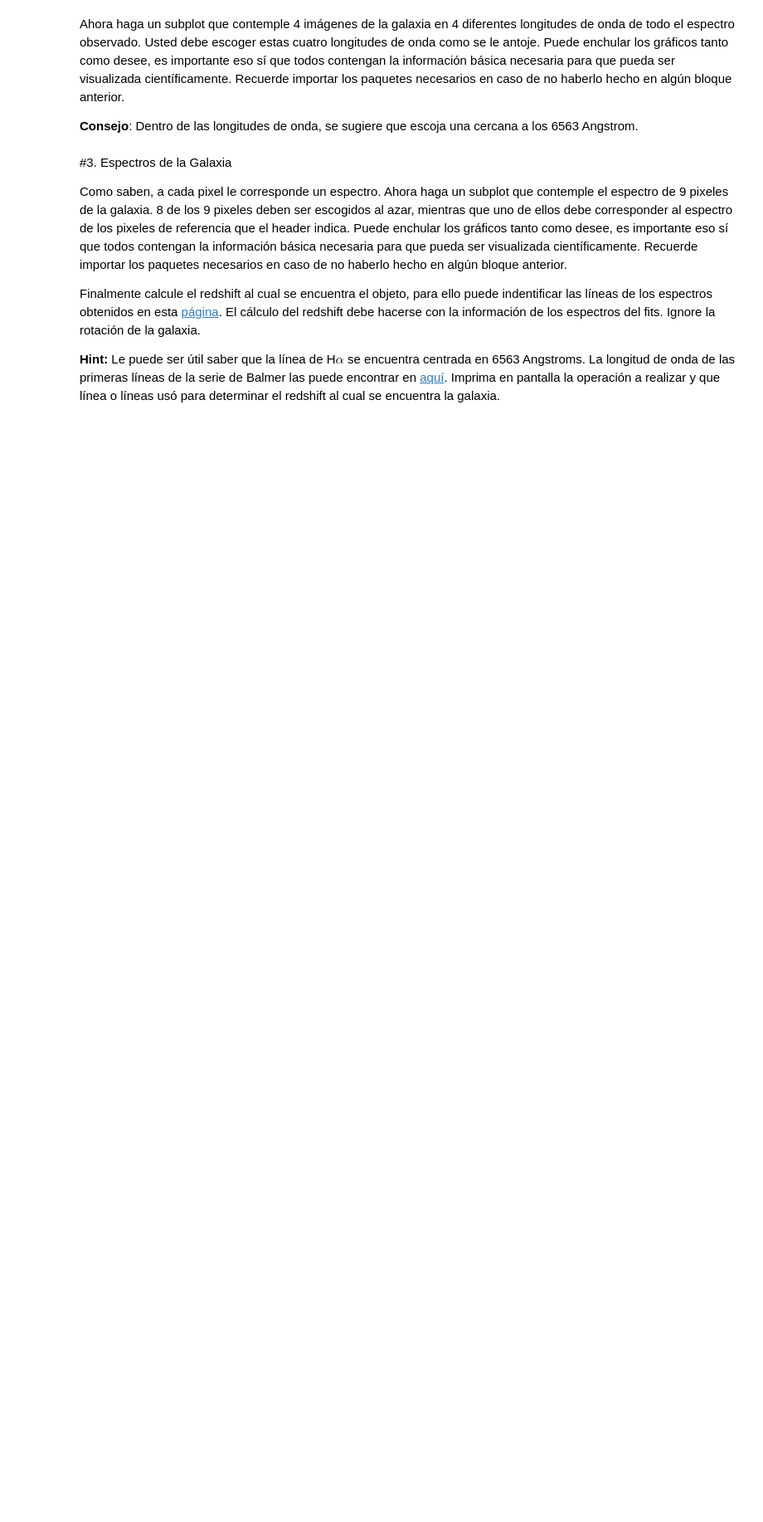
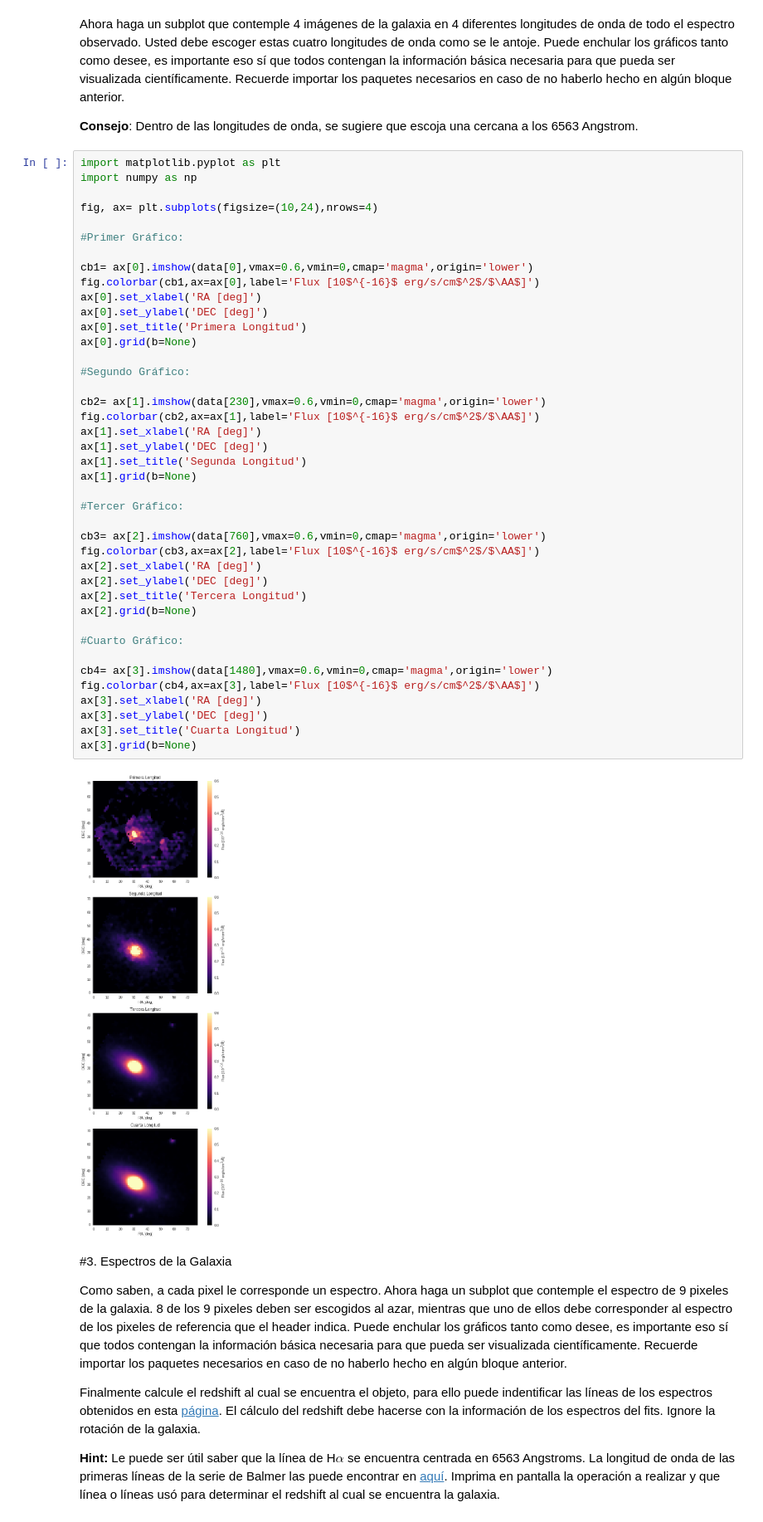
Before and after one commit to DanielaM8/minitarea4, a Jupyter notebook: minitarea4.ipynb, the cells around one changed output. Shown at 83% size. Drawn from its saved outputs; the diff is of its cells as text; blank space fills up the shorter version.

```diff
--- a/minitarea4.ipynb
+++ b/minitarea4.ipynb
@@ -87,6 +87,49 @@ print data
 Ahora haga un subplot que contemple 4 imágenes de la galaxia en 4 diferentes longitudes de onda de todo el espectro observado. Usted debe escoger estas cuatro longitudes de onda como se le antoje. Puede enchular los gráficos tanto como desee, es importante eso sí que todos contengan la información básica necesaria para que pueda ser visualizada científicamente. Recuerde importar los paquetes necesarios en caso de no haberlo hecho en algún bloque anterior.
 
 **Consejo**: Dentro de las longitudes de onda, se sugiere que escoja una cercana a los 6563 Angstrom.
+# %%
+import matplotlib.pyplot as plt
+import numpy as np
+
+fig, ax= plt.subplots(figsize=(10,24),nrows=4)
+
+#Primer Gráfico:
+
+cb1= ax[0].imshow(data[0],vmax=0.6,vmin=0,cmap='magma',origin='lower')
+fig.colorbar(cb1,ax=ax[0],label='Flux [10$^{-16}$ erg/s/cm$^2$/$\AA$]')
+ax[0].set_xlabel('RA [deg]')
+ax[0].set_ylabel('DEC [deg]')
+ax[0].set_title('Primera Longitud')
+ax[0].grid(b=None)
+
+#Segundo Gráfico:
+
+cb2= ax[1].imshow(data[230],vmax=0.6,vmin=0,cmap='magma',origin='lower')
+fig.colorbar(cb2,ax=ax[1],label='Flux [10$^{-16}$ erg/s/cm$^2$/$\AA$]')
+ax[1].set_xlabel('RA [deg]')
+ax[1].set_ylabel('DEC [deg]')
+ax[1].set_title('Segunda Longitud')
+ax[1].grid(b=None)
+
+#Tercer Gráfico:
+
+cb3= ax[2].imshow(data[760],vmax=0.6,vmin=0,cmap='magma',origin='lower')
+fig.colorbar(cb3,ax=ax[2],label='Flux [10$^{-16}$ erg/s/cm$^2$/$\AA$]')
+ax[2].set_xlabel('RA [deg]')
+ax[2].set_ylabel('DEC [deg]')
+ax[2].set_title('Tercera Longitud')
+ax[2].grid(b=None)
+
+#Cuarto Gráfico:
+
+cb4= ax[3].imshow(data[1480],vmax=0.6,vmin=0,cmap='magma',origin='lower')
+fig.colorbar(cb4,ax=ax[3],label='Flux [10$^{-16}$ erg/s/cm$^2$/$\AA$]')
+ax[3].set_xlabel('RA [deg]')
+ax[3].set_ylabel('DEC [deg]')
+ax[3].set_title('Cuarta Longitud')
+ax[3].grid(b=None)
+# %% [output]
+[figure, added]
 # %% [markdown]
 #3. Espectros de la Galaxia
 
```
Also changed, not shown: parts of 3 cells of this notebook.
